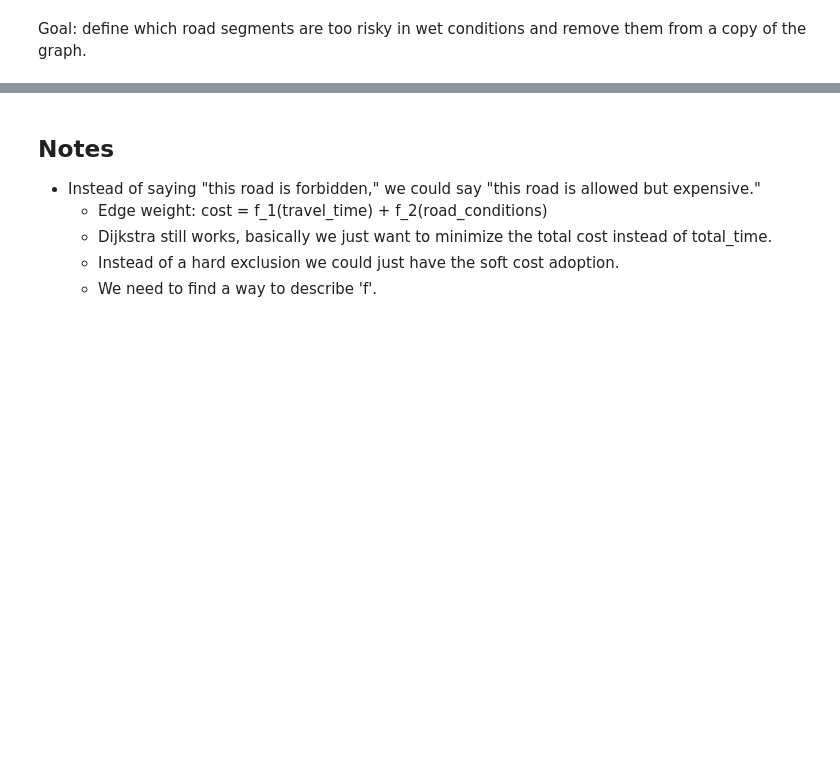
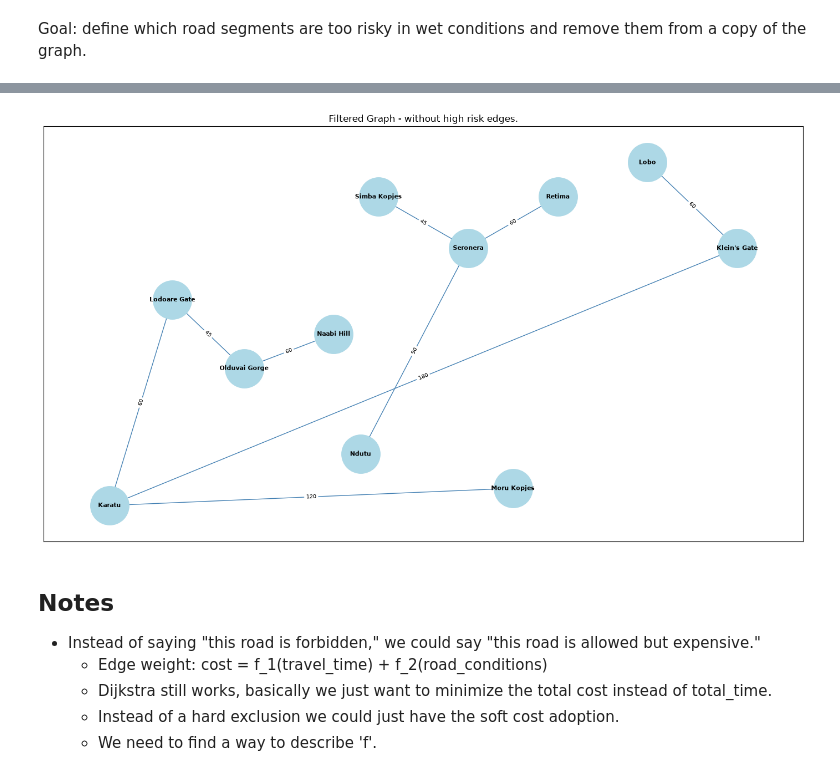
Before and after one commit to ptjuanramos/safari-ai-explorer-notebook, a Jupyter notebook: route-optimizer/02_simple_mud_filter.ipynb, the cells around one changed output, grey strips where cells are left out. Cells and saved outputs as stored; diff of their text form; code cells hidden in the pictures; blank space fills up the shorter version.

```diff
--- a/route-optimizer/02_simple_mud_filter.ipynb
+++ b/route-optimizer/02_simple_mud_filter.ipynb
@@ -5,17 +26,11 @@ from networkx import Graph
 # %%
-def apply_mud_filter(graph: Graph, risk_threshold="high"):
+def apply_mud_filter(graph: nx.Graph, risk_threshold="high"):
     filtered_graph = graph.copy()
-
-    edges_to_remove = [
-        (u, v, key) for (u, v, key) in filtered_graph.edges(keys=True, data=True)
-    ]
-
-    print(edges_to_remove)
-
-    for u, v in edges_to_remove:
-        filtered_graph.remove_edge(u, v) #We are just removing the edge, what about, creating a weight based on time and road conditions? cost = factor(time) + factor(condition_1, condition_2, ..., condition_n)
-
+    edges_to_remove = [(u, v) for u, v, data in filtered_graph.edges(data=True) if data['road'].risk == risk_threshold]
+    filtered_graph.remove_edges_from(edges_to_remove)
     return filtered_graph
 # %%
-G_wet = apply_mud_filter(G, WET_SEASON_EXCLUDED_EDGES)
+G_filtered = apply_mud_filter(G)
+
+print(nx.describe(G_filtered))
 # %% [output]
@@ -23,3 +46,9 @@ NameError: name 'G' is not defined
+# %%
+edge_labels = {(u, v): data['road'].travel_time for u, v, data in G_filtered.edges(data=True)}
+
+draw_graph(G_filtered, NODE_POS, edge_labels, "Filtered Graph - without high risk edges.")
+# %% [output]
+[figure, added]
 # %% [markdown]
 ## Notes
 - Instead of saying "this road is forbidden," we could say "this road is allowed but expensive."
```
Also changed, not shown: parts of 6 cells of this notebook, 2 other files.
